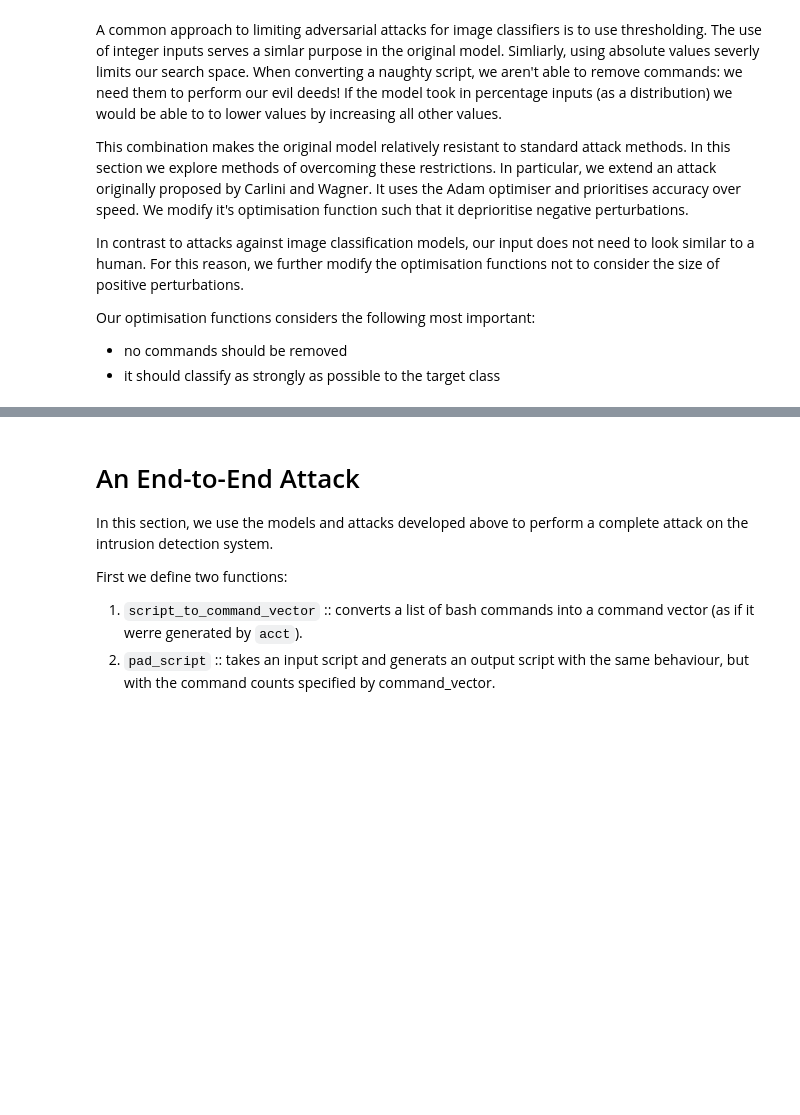
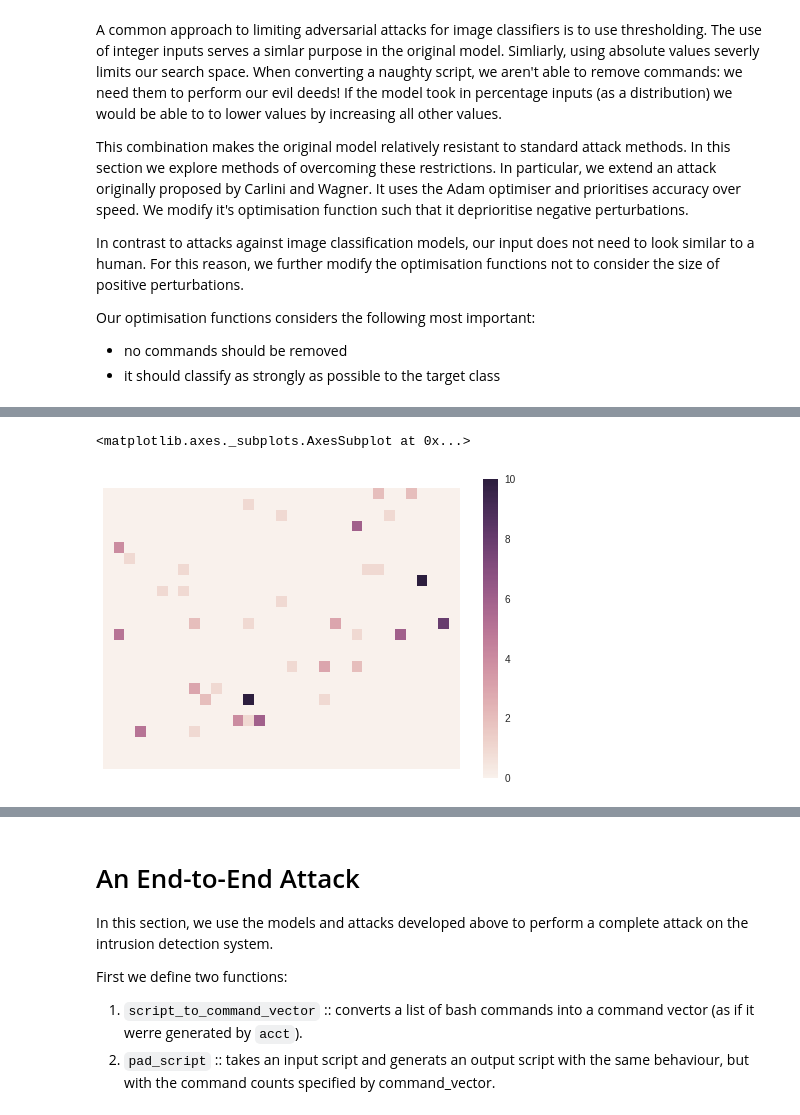
Before and after one commit to sydneyvert/Fooling-our-Neural-Network, a Jupyter notebook: project/report.ipynb, the cells around one changed output, grey strips where cells are left out. Saved outputs shown, nothing was run; the diff lists cells and outputs as text; code cells hidden in the pictures; blank space fills up the shorter version.

```diff
--- a/project/report.ipynb
+++ b/project/report.ipynb
@@ -847,0 +895,13 @@ class AdditivePerturbationsAttack(CarliniWagnerL2):
+# %%
+def plot_command_vector(command_vector):
+    return seaborn.heatmap(
+        numpy.concatenate([command_vector, numpy.array([0,0])]).reshape((26,33)),
+        square=True,
+        xticklabels=False,
+        yticklabels=False,
+    )
+# %%
+plot_command_vector(adversary_test_inputs[0])
+# %% [output]
+<matplotlib.axes._subplots.AxesSubplot at 0x...>
+[figure, added]
```
Also changed, not shown: parts of 24 cells of this notebook.
